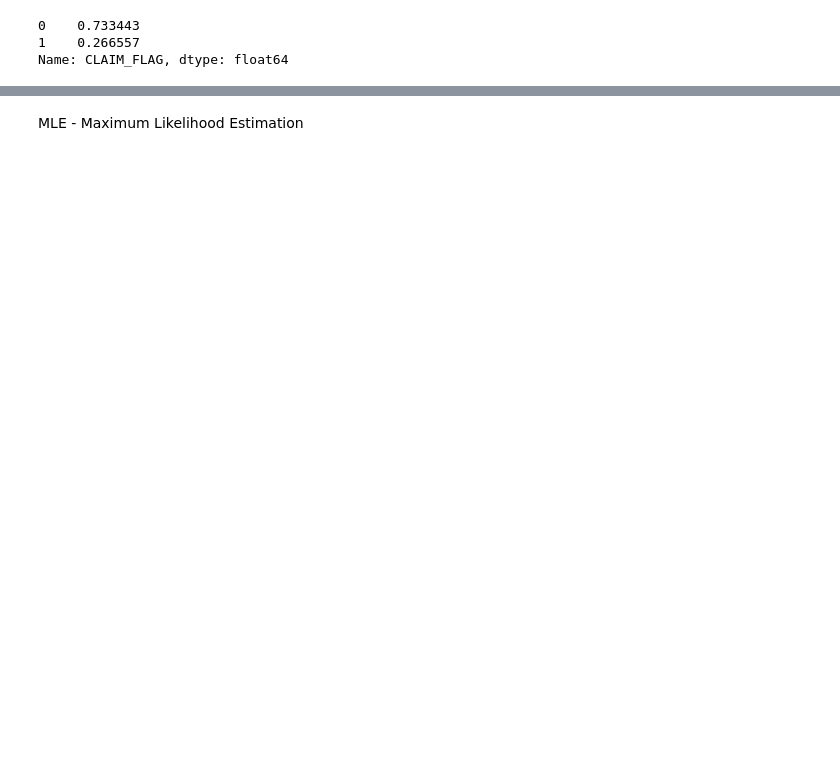
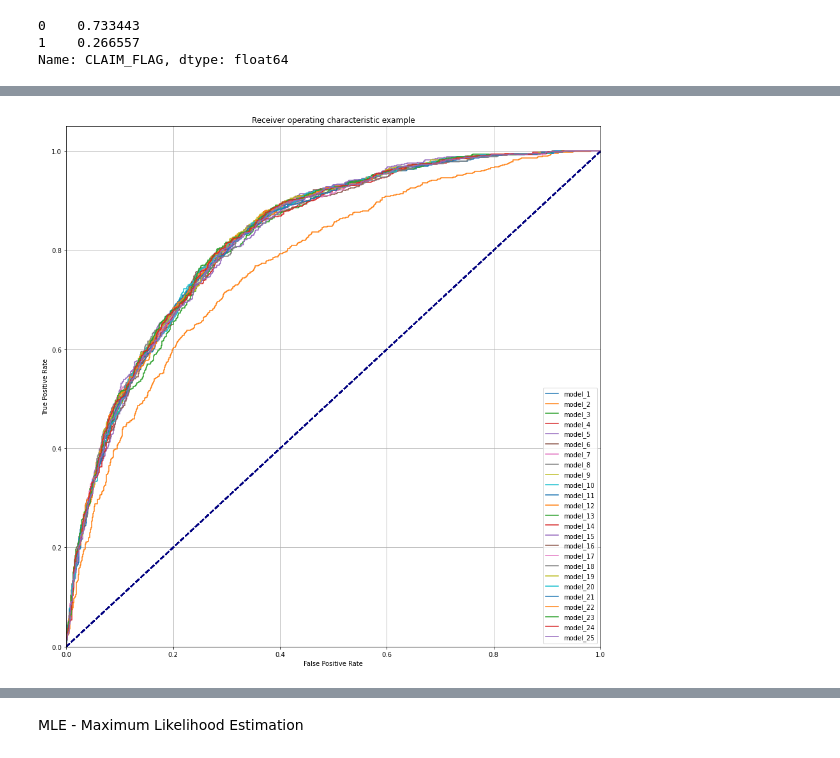
Before and after one commit to DominikMAI/Modele_Parametryczne, a Jupyter notebook: LR_Model_Calibration.ipynb, the cells around one changed output, grey strips where cells are left out. Saved outputs shown, nothing was run; the diff lists cells and outputs as text; code cells hidden in the pictures; blank space fills up the shorter version.

```diff
--- a/LR_Model_Calibration.ipynb
+++ b/LR_Model_Calibration.ipynb
@@ -64,0 +105,64 @@ df['sample_weights'][df['CLAIM_FLAG'] == 1] = w[0]
+# %%
+full_ll = smf.logit(formula ='CLAIM_FLAG ~ KIDSDRIV + AGE+ HOMEKIDS + INCOME + PARENT1 + HOME_VAL + MSTATUS + GENDER + EDUCATION + OCCUPATION + TRAVTIME+CAR_USE+BLUEBOOK+TIF+CAR_TYPE+RED_CAR+OLDCLAIM+CLM_FREQ+REVOKED+MVR_PTS+CAR_AGE+URBANICITY+AGE_GROUP', data = df_train, sample_weight = df_train['sample_weights']).fit()
+
+predictors = ['CLAIM_FLAG ~ KIDSDRIV + AGE+ HOMEKIDS +YOJ+ INCOME + PARENT1 + HOME_VAL + MSTATUS + GENDER + EDUCATION + OCCUPATION + TRAVTIME+CAR_USE+BLUEBOOK+TIF+CAR_TYPE+RED_CAR+OLDCLAIM+CLM_FREQ+REVOKED+MVR_PTS+CAR_AGE+URBANICITY+AGE_GROUP',
+
+              'CLAIM_FLAG ~ KIDSDRIV + AGE+ HOMEKIDS + INCOME + PARENT1 + HOME_VAL + MSTATUS + GENDER + EDUCATION + OCCUPATION + TRAVTIME+CAR_USE+BLUEBOOK+TIF+CAR_TYPE+RED_CAR+OLDCLAIM+CLM_FREQ+REVOKED+MVR_PTS+CAR_AGE+AGE_GROUP',
+              'CLAIM_FLAG ~ KIDSDRIV + AGE+ HOMEKIDS + INCOME + PARENT1 + HOME_VAL + MSTATUS + GENDER + EDUCATION + OCCUPATION + TRAVTIME+CAR_USE+BLUEBOOK+TIF+CAR_TYPE+RED_CAR+OLDCLAIM+CLM_FREQ+REVOKED+MVR_PTS+URBANICITY+AGE_GROUP',
+              'CLAIM_FLAG ~ KIDSDRIV + AGE+ HOMEKIDS + INCOME + PARENT1 + HOME_VAL + MSTATUS + GENDER + EDUCATION + OCCUPATION + TRAVTIME+CAR_USE+BLUEBOOK+TIF+CAR_TYPE+RED_CAR+OLDCLAIM+CLM_FREQ+REVOKED+MVR_PTS+CAR_AGE+URBANICITY+AGE_GROUP',
+              'CLAIM_FLAG ~ KIDSDRIV + AGE+ HOMEKIDS + INCOME + PARENT1 + HOME_VAL + MSTATUS + GENDER + EDUCATION + OCCUPATION + TRAVTIME+CAR_USE+BLUEBOOK+TIF+CAR_TYPE+RED_CAR+OLDCLAIM+CLM_FREQ+REVOKED+CAR_AGE+URBANICITY+AGE_GROUP',
+              'CLAIM_FLAG ~ KIDSDRIV + AGE+ HOMEKIDS + INCOME + PARENT1 + HOME_VAL + MSTATUS + GENDER + EDUCATION + OCCUPATION + TRAVTIME+CAR_USE+BLUEBOOK+TIF+CAR_TYPE+RED_CAR+OLDCLAIM+CLM_FREQ+MVR_PTS+CAR_AGE+URBANICITY+AGE_GROUP',
+              'CLAIM_FLAG ~ KIDSDRIV + AGE+ HOMEKIDS +YOJ+ INCOME + PARENT1 + HOME_VAL + MSTATUS + GENDER + EDUCATION + OCCUPATION + TRAVTIME+CAR_USE+BLUEBOOK+TIF+CAR_TYPE+RED_CAR+OLDCLAIM+REVOKED+MVR_PTS+CAR_AGE+URBANICITY+AGE_GROUP',
+              'CLAIM_FLAG ~ KIDSDRIV + AGE+ HOMEKIDS +YOJ+ INCOME + PARENT1 + HOME_VAL + MSTATUS + GENDER + EDUCATION + OCCUPATION + TRAVTIME+CAR_USE+BLUEBOOK+TIF+CAR_TYPE+RED_CAR+CLM_FREQ+REVOKED+MVR_PTS+CAR_AGE+URBANICITY+AGE_GROUP',
+              'CLAIM_FLAG ~ KIDSDRIV + AGE+ HOMEKIDS +YOJ+ INCOME + PARENT1 + HOME_VAL + MSTATUS + GENDER + EDUCATION + OCCUPATION + TRAVTIME+CAR_USE+BLUEBOOK+TIF+CAR_TYPE+OLDCLAIM+CLM_FREQ+REVOKED+MVR_PTS+CAR_AGE+URBANICITY+AGE_GROUP',
+              'CLAIM_FLAG ~ KIDSDRIV + AGE+ HOMEKIDS +YOJ+ INCOME + PARENT1 + HOME_VAL + MSTATUS + GENDER + EDUCATION + OCCUPATION + TRAVTIME+CAR_USE+BLUEBOOK+TIF+RED_CAR+OLDCLAIM+CLM_FREQ+REVOKED+MVR_PTS+CAR_AGE+URBANICITY+AGE_GROUP',
+              'CLAIM_FLAG ~ KIDSDRIV + AGE+ HOMEKIDS +YOJ+ INCOME + PARENT1 + HOME_VAL + MSTATUS + GENDER + EDUCATION + OCCUPATION + TRAVTIME+CAR_USE+BLUEBOOK+CAR_TYPE+RED_CAR+OLDCLAIM+CLM_FREQ+REVOKED+MVR_PTS+CAR_AGE+URBANICITY+AGE_GROUP',
+              'CLAIM_FLAG ~ KIDSDRIV + AGE+ HOMEKIDS +YOJ+ INCOME + PARENT1 + HOME_VAL + MSTATUS + GENDER + EDUCATION + OCCUPATION + TRAVTIME+CAR_USE+TIF+CAR_TYPE+RED_CAR+OLDCLAIM+CLM_FREQ+REVOKED+MVR_PTS+CAR_AGE+URBANICITY+AGE_GROUP',
+              'CLAIM_FLAG ~ KIDSDRIV + AGE+ HOMEKIDS +YOJ+ INCOME + PARENT1 + HOME_VAL + MSTATUS + GENDER + EDUCATION + OCCUPATION + TRAVTIME+BLUEBOOK+TIF+CAR_TYPE+RED_CAR+OLDCLAIM+CLM_FREQ+REVOKED+MVR_PTS+CAR_AGE+URBANICITY+AGE_GROUP',
+              'CLAIM_FLAG ~ KIDSDRIV + AGE+ HOMEKIDS +YOJ+ INCOME + PARENT1 + HOME_VAL + MSTATUS + GENDER + EDUCATION + OCCUPATION + CAR_USE+BLUEBOOK+TIF+CAR_TYPE+RED_CAR+OLDCLAIM+CLM_FREQ+REVOKED+MVR_PTS+CAR_AGE+URBANICITY+AGE_GROUP',
+              'CLAIM_FLAG ~ KIDSDRIV + AGE+ HOMEKIDS +YOJ+ INCOME + PARENT1 + HOME_VAL + MSTATUS + GENDER + EDUCATION +  TRAVTIME + CAR_USE+BLUEBOOK+TIF+CAR_TYPE+RED_CAR+OLDCLAIM+CLM_FREQ+REVOKED+MVR_PTS+CAR_AGE+URBANICITY+AGE_GROUP',
+              'CLAIM_FLAG ~ KIDSDRIV + AGE+ HOMEKIDS +YOJ+ INCOME + PARENT1 + HOME_VAL + MSTATUS + GENDER +  OCCUPATION + TRAVTIME + CAR_USE+BLUEBOOK+TIF+CAR_TYPE+RED_CAR+OLDCLAIM+CLM_FREQ+REVOKED+MVR_PTS+CAR_AGE+URBANICITY+AGE_GROUP',
+              'CLAIM_FLAG ~ KIDSDRIV + AGE+ HOMEKIDS +YOJ+ INCOME + PARENT1 + HOME_VAL + MSTATUS + EDUCATION + OCCUPATION + TRAVTIME + CAR_USE+BLUEBOOK+TIF+CAR_TYPE+RED_CAR+OLDCLAIM+CLM_FREQ+REVOKED+MVR_PTS+CAR_AGE+URBANICITY+AGE_GROUP',
+              'CLAIM_FLAG ~ KIDSDRIV + AGE+ HOMEKIDS +YOJ+ INCOME + PARENT1 + HOME_VAL +  GENDER + EDUCATION + OCCUPATION + TRAVTIME + CAR_USE+BLUEBOOK+TIF+CAR_TYPE+RED_CAR+OLDCLAIM+CLM_FREQ+REVOKED+MVR_PTS+CAR_AGE+URBANICITY+AGE_GROUP',
+              'CLAIM_FLAG ~ KIDSDRIV + AGE+ HOMEKIDS +YOJ+ INCOME + PARENT1 +  MSTATUS + GENDER + EDUCATION + OCCUPATION + TRAVTIME + CAR_USE+BLUEBOOK+TIF+CAR_TYPE+RED_CAR+OLDCLAIM+CLM_FREQ+REVOKED+MVR_PTS+CAR_AGE+URBANICITY+AGE_GROUP',
+              'CLAIM_FLAG ~ KIDSDRIV + AGE+ HOMEKIDS +YOJ+ INCOME + HOME_VAL + MSTATUS + GENDER + EDUCATION + OCCUPATION + TRAVTIME +CAR_USE+BLUEBOOK+TIF+CAR_TYPE+RED_CAR+OLDCLAIM+CLM_FREQ+REVOKED+MVR_PTS+CAR_AGE+URBANICITY+AGE_GROUP',
+              'CLAIM_FLAG ~ KIDSDRIV + AGE+ HOMEKIDS +YOJ + PARENT1 + HOME_VAL + MSTATUS + GENDER + EDUCATION + OCCUPATION + TRAVTIME+CAR_USE+BLUEBOOK+TIF+CAR_TYPE+RED_CAR+OLDCLAIM+CLM_FREQ+REVOKED+MVR_PTS+CAR_AGE+URBANICITY+AGE_GROUP',
+             'CLAIM_FLAG ~ KIDSDRIV + AGE+ HOMEKIDS + INCOME + PARENT1 + HOME_VAL + MSTATUS + GENDER + EDUCATION + OCCUPATION + TRAVTIME+CAR_USE+BLUEBOOK+TIF+CAR_TYPE+RED_CAR+OLDCLAIM+CLM_FREQ+REVOKED+MVR_PTS+CAR_AGE+URBANICITY+AGE_GROUP',
+             'CLAIM_FLAG ~ KIDSDRIV + AGE  +YOJ+ INCOME + PARENT1 + HOME_VAL + MSTATUS + GENDER + EDUCATION + OCCUPATION + TRAVTIME+CAR_USE+BLUEBOOK+TIF+CAR_TYPE+RED_CAR+OLDCLAIM+CLM_FREQ+REVOKED+MVR_PTS+CAR_AGE+URBANICITY+AGE_GROUP',
+             'CLAIM_FLAG ~ KIDSDRIV + HOMEKIDS +YOJ+ INCOME + PARENT1 + HOME_VAL + MSTATUS + GENDER + EDUCATION + OCCUPATION + TRAVTIME+CAR_USE+BLUEBOOK+TIF+CAR_TYPE+RED_CAR+OLDCLAIM+CLM_FREQ+REVOKED+MVR_PTS+CAR_AGE+URBANICITY+AGE_GROUP',
+             'CLAIM_FLAG ~  AGE+ HOMEKIDS +YOJ+ INCOME + PARENT1 + HOME_VAL + MSTATUS + GENDER + EDUCATION + OCCUPATION + TRAVTIME+CAR_USE+BLUEBOOK+TIF+CAR_TYPE+RED_CAR+OLDCLAIM+CLM_FREQ+REVOKED+MVR_PTS+CAR_AGE+URBANICITY+AGE_GROUP']
+
+
+
+plt.figure(figsize=(15,15))
+n = 0
+for v in predictors:
+    n+=1
+    print(v)
+    reduced_model = smf.logit(formula = f'{v}', data = df_train,sample_weight = df_train['sample_weights'] ).fit()
+
+    LR_statistic = -2*(reduced_model.llf-full_ll.llf)
+
+    p_val = scipy.stats.chi2.sf(LR_statistic, 2)
+
+    if p_val < 0.05:
+        print(f"Nie usuwaj zmiennej {n} musi być dodana")
+
+    #print(LR_statistic)
+    print('\n')
+
+    y_pred = reduced_model .predict(df_test)
+    fpr, tpr, _ = roc_curve(df_test["CLAIM_FLAG"], y_pred)
+    roc_auc = auc(fpr, tpr)
+    lw = 2
+    plt.plot(fpr, tpr, label=f'model_{n}')
+    plt.plot([0, 1], [0, 1], color="navy", lw=lw, linestyle="--")
+    plt.xlim([0.0, 1.0])
+    plt.ylim([0.0, 1.05])
+    plt.xlabel("False Positive Rate")
+    plt.ylabel("True Positive Rate")
+    plt.title("Receiver operating characteristic example")
+    plt.legend(loc="lower right")
+    plt.grid()
+plt.show()
+# %% [output]
@@ -64,0 +186 @@ df['sample_weights'][df['CLAIM_FLAG'] == 1] = w[0]
+[figure, added]
```
Also changed, not shown: parts of 35 cells of this notebook.
